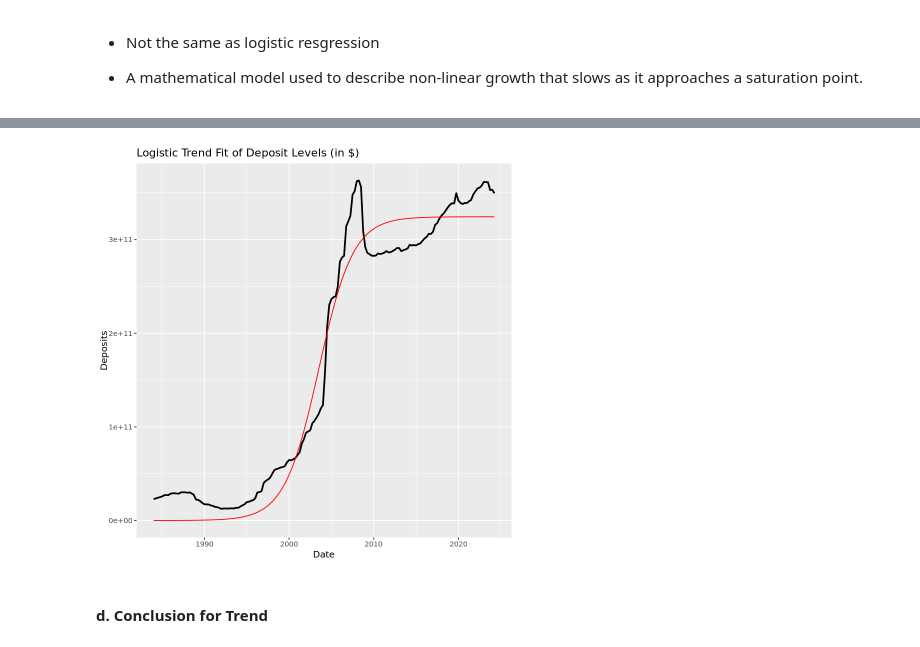
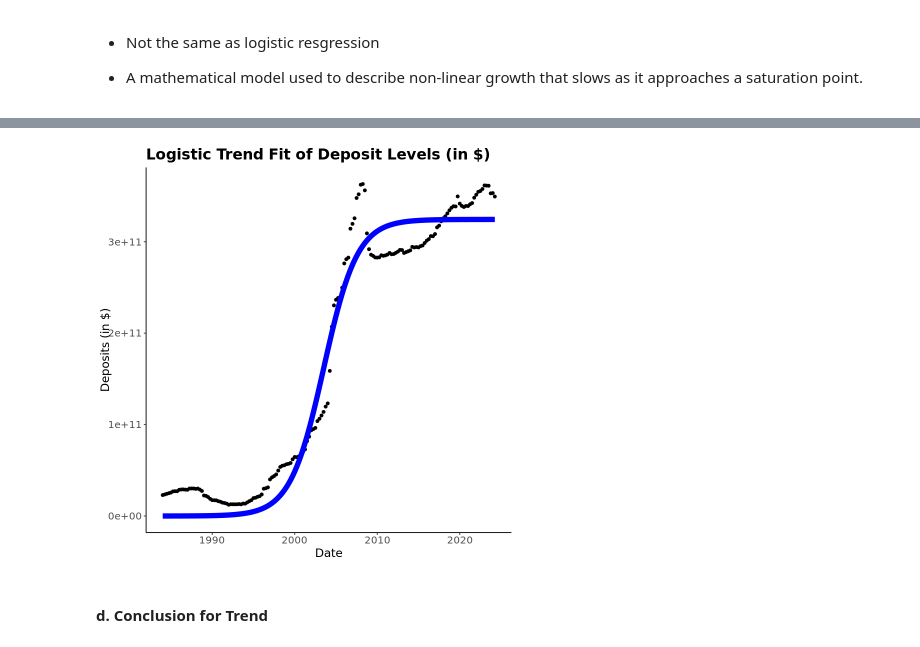
Before and after one commit to nzarama-kouadio/DUKE_MIDS_QFC_Final_Project, a Jupyter notebook: model_prediction/prophet_model.ipynb, the cells around one changed output, grey strips where cells are left out. Saved outputs shown, nothing was run; the diff lists cells and outputs as text; code cells hidden in the pictures.

```diff
--- a/model_prediction/prophet_model.ipynb
+++ b/model_prediction/prophet_model.ipynb
@@ -126,7 +135,16 @@ deposit_levels <- deposit_levels %>%
 
 # Step 4: Plot the linear model
 ggplot(deposit_levels, aes(x = time_as_date, y = deposits)) +
-  geom_line(color = "black", linewidth = 1) +  # Actual data
-  geom_line(aes(y = logistic_trend), color = "red") +  # Logistic trend
-  labs(title = "Logistic Trend Fit of Deposit Levels (in $)", x = "Date", y = "Deposits")
+  geom_point(color = "black", linewidth = 1) +  # Actual data
+  geom_line(aes(y = logistic_trend), color = "blue", linewidth = 3) +  # Logistic trend
+  labs(title = "Logistic Trend Fit of Deposit Levels (in $)",
+       x = "Date",
+       y = "Deposits (in $)") +
+  theme_classic() +  # Simplify the appearance
+  theme(
+    plot.title = element_text(size = 18, face = "bold"), # Increase title size
+    axis.title.x = element_text(size = 14),             # Increase x-axis label size
+    axis.title.y = element_text(size = 14),             # Increase y-axis label size
+    axis.text = element_text(size = 12)                 # Increase tick label size
+  )
 # %% [output]
@@ -133,4 +153,4 @@ ggplot(deposit_levels, aes(x = time_as_date, y = deposits)) +
-[figure, old version]
+[figure, new version]
 # %% [markdown]
 #### d. Conclusion for Trend
 # %% [markdown]
```
Also changed, not shown: parts of 20 cells of this notebook.
